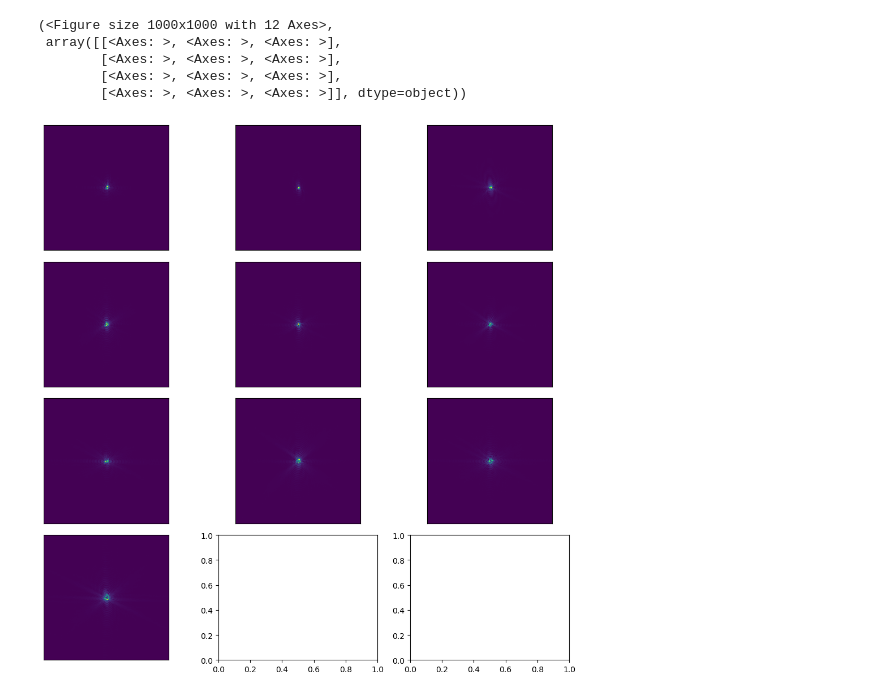
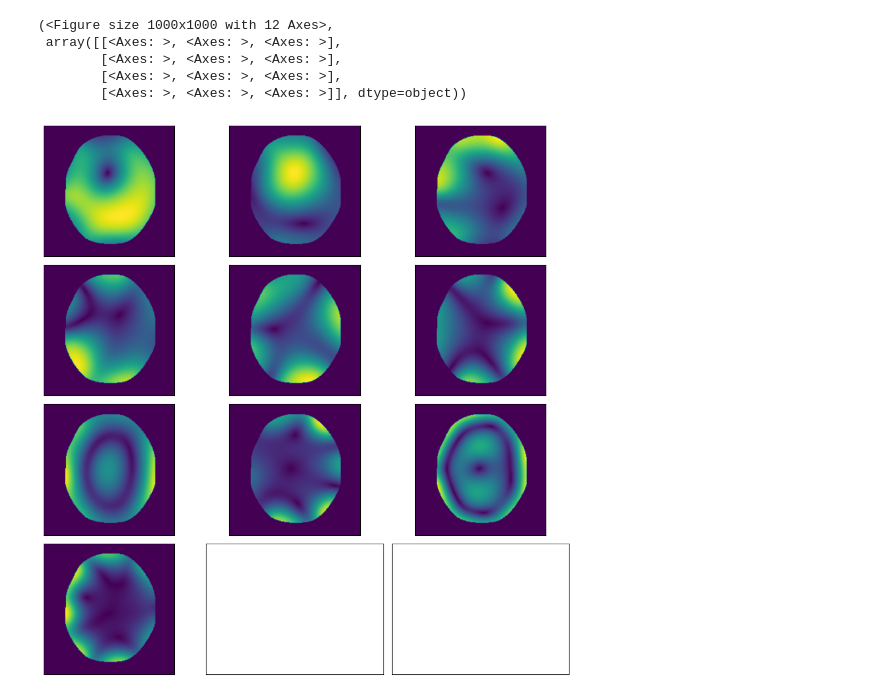
Before and after one commit to brendo-k/mri_machine_learning_reconstruction, a Jupyter notebook: create_compressed_coils.ipynb, the cells around one changed output. Drawn from its saved outputs; the diff is of its cells as text; code cells hidden in the pictures.

```diff
--- a/create_compressed_coils.ipynb
+++ b/create_compressed_coils.ipynb
@@ -29,0 +37,6 @@ sense_kernels = ifft_2d_img(sense_10, axes=(-1, -2))
+# %%
+values = np.zeros((10, 256, 256))
+phase_values = np.zeros((10, 256, 256))
+for i in range(10):
+    abs_interporlator = RegularGridInterpolator((x, y), np.abs(sense_10[i]), method='linear',)
+    values[i] = abs_interporlator((xx2, yy2))
@@ -30,9 +52,17 @@ sense_kernels = ifft_2d_img(sense_10, axes=(-1, -2))
+# %%
+phase_coef = np.zeros(values.shape, dtype=np.complex64)
+phase_coef[:, 127:130,127:130] = np.random.random((10, 3, 3)) + 1j * np.random.random((10, 3, 3))
+phase_coef[:, 127:130,127:130] -= 0.5 + 0.5j
+# %%
+phase_values = np.angle(ifft_2d_img(phase_coef))
+# %%
+sense_maps = values * np.exp(1j * phase_values)
 # %%
-image_slices(np.abs(sense_kernels))
+image_slices(np.abs(sense_maps))
 # %% [output]
 (<Figure size 1000x1000 with 12 Axes>,
  array([[<Axes: >, <Axes: >, <Axes: >],
         [<Axes: >, <Axes: >, <Axes: >],
         [<Axes: >, <Axes: >, <Axes: >],
         [<Axes: >, <Axes: >, <Axes: >]], dtype=object))
-[figure, old version]
+[figure, new version]
```
Also changed, not shown: parts of 12 cells of this notebook, 14 other files.
